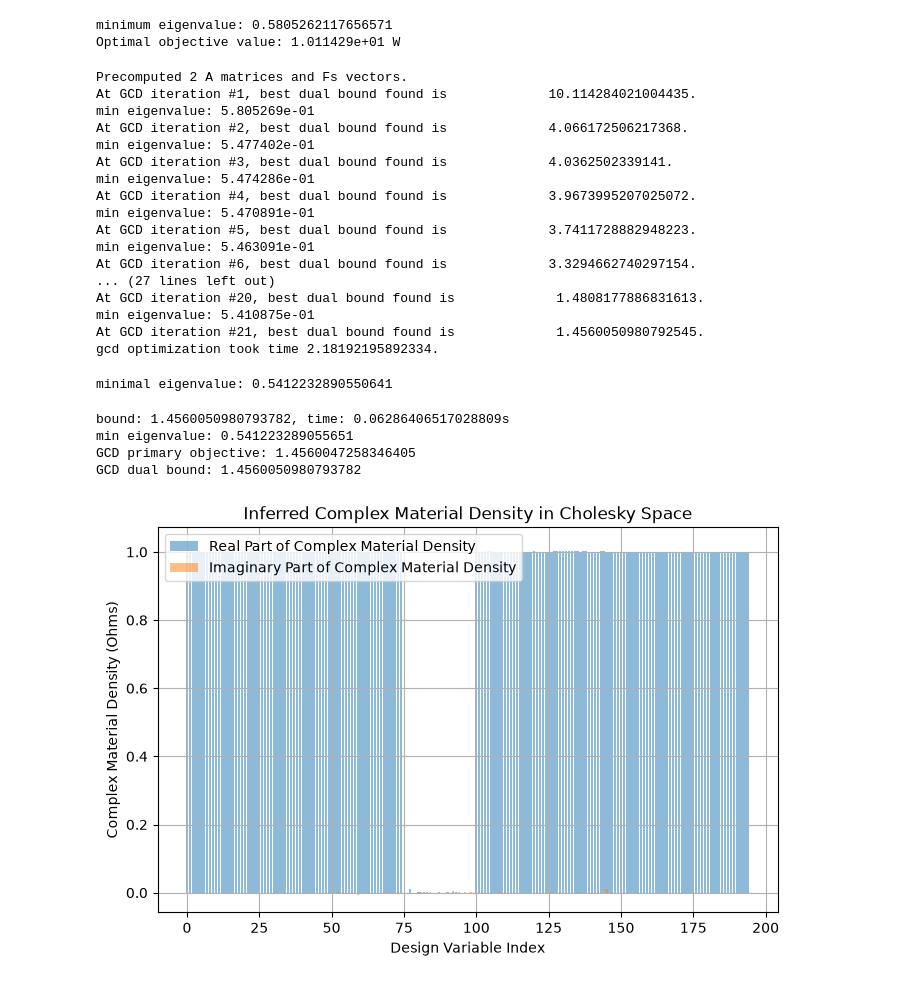
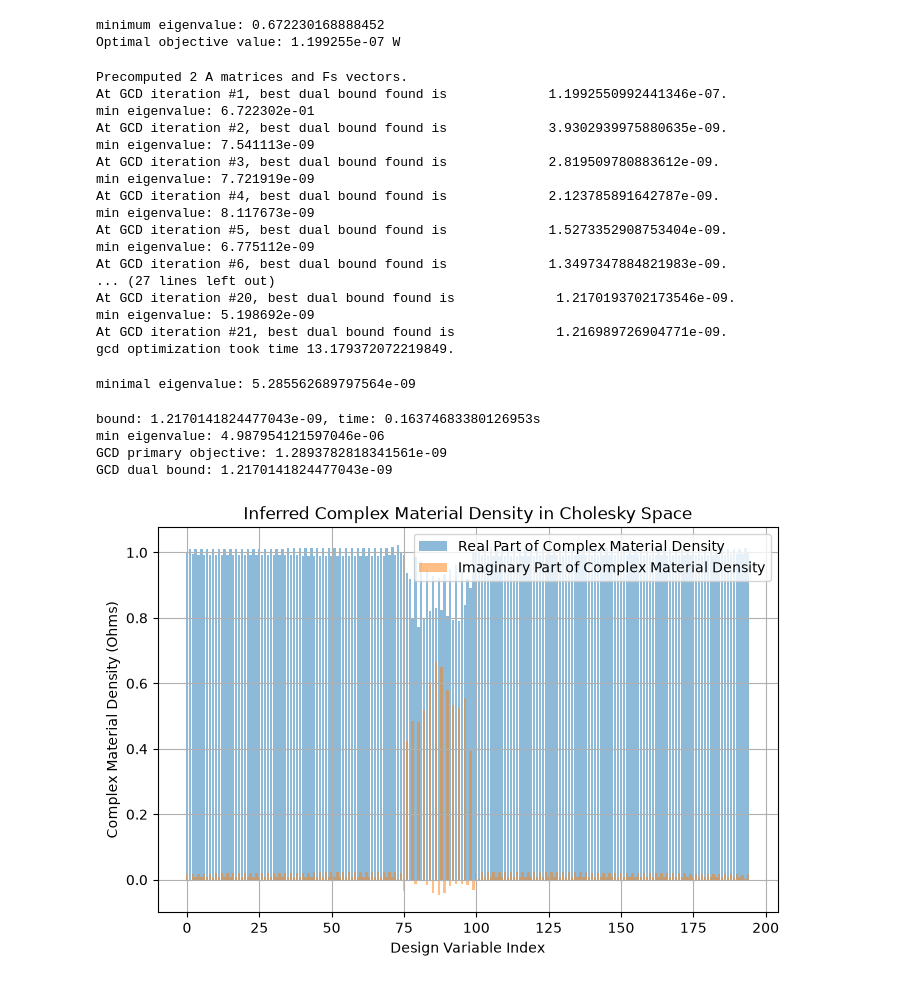
Before and after one commit to liskaja8/dolphindes, a Jupyter notebook: examples/limits/background+preconditioner.ipynb, the cells around one changed output. Drawn from its saved outputs; the diff is of its cells as text; code cells hidden in the pictures.

```diff
--- a/examples/limits/background+preconditioner.ipynb
+++ b/examples/limits/background+preconditioner.ipynb
@@ -24,7 +24,7 @@ print(f"Antenna circumradius: {a} m")
 
 omega = 2 * np.pi * frequency # angular frequency
 
-conductivity_reduction_factor = 1 # factor to reduce conductivity for testing purposes
+conductivity_reduction_factor = 1e-12 # factor to reduce conductivity for testing purposes
 copper_conductivity = conductivity_reduction_factor*5.96e7 # S/m
 copper_permittivity = 1 + 1j * copper_conductivity / (omega * epsilon_0) # copper permittivity in dimensionless units
 print(f"Copper permittivity: {copper_permittivity:.2e}")
@@ -157,7 +157,7 @@ bVec = obj
 beta = obj0
 
 
-Umat = S
+Umat = -S
 eVec = Vp/2
 
 B_j = [-Ztot]
@@ -225,8 +225,8 @@ Ivec = QCQP.current_xstar
 Popt = evalObj(Ivec) # optimal objective value
 print(f"Optimal objective value: {Popt:.6e} W")
 # %% [output]
-minimum eigenvalue: 0.5805262117656571
-Optimal objective value: 1.011429e+01 W
+minimum eigenvalue: 0.672230168888452
+Optimal objective value: 1.199255e-07 W
 # %%
 from dolphindes.cvxopt.gcd import GCDHyperparameters
 import copy
@@ -256,22 +256,22 @@ gcd_QCQP.run_gcd(gcd_params=gcd_params)
 print(f'gcd optimization took time {time.time()-t}.')
 # %% [output]
 Precomputed 2 A matrices and Fs vectors.
-At GCD iteration #1, best dual bound found is             10.114284021004435.
-min eigenvalue: 5.805269e-01
-At GCD iteration #2, best dual bound found is             4.066172506217368.
-min eigenvalue: 5.477402e-01
-At GCD iteration #3, best dual bound found is             4.0362502339141.
-min eigenvalue: 5.474286e-01
-At GCD iteration #4, best dual bound found is             3.9673995207025072.
-min eigenvalue: 5.470891e-01
-At GCD iteration #5, best dual bound found is             3.7411728882948223.
-min eigenvalue: 5.463091e-01
-At GCD iteration #6, best dual bound found is             3.3294662740297154.
+At GCD iteration #1, best dual bound found is             1.1992550992441346e-07.
+min eigenvalue: 6.722302e-01
+At GCD iteration #2, best dual bound found is             3.9302939975880635e-09.
+min eigenvalue: 7.541113e-09
+At GCD iteration #3, best dual bound found is             2.819509780883612e-09.
+min eigenvalue: 7.721919e-09
+At GCD iteration #4, best dual bound found is             2.123785891642787e-09.
+min eigenvalue: 8.117673e-09
+At GCD iteration #5, best dual bound found is             1.5273352908753404e-09.
+min eigenvalue: 6.775112e-09
+At GCD iteration #6, best dual bound found is             1.3497347884821983e-09.
 ... (27 lines left out)
-At GCD iteration #20, best dual bound found is             1.4808177886831613.
-min eigenvalue: 5.410875e-01
-At GCD iteration #21, best dual bound found is             1.4560050980792545.
-gcd optimization took time 2.18192195892334.
+At GCD iteration #20, best dual bound found is             1.2170193702173546e-09.
+min eigenvalue: 5.198692e-09
+At GCD iteration #21, best dual bound found is             1.216989726904771e-09.
+gcd optimization took time 13.179372072219849.
 # %%
 # Now let's check again for PSD of A. We don't expect the constraints to hold or to have strong duality
 lags = gcd_QCQP.current_lags
@@ -279,7 +279,7 @@ totalA = gcd_QCQP._get_total_A(lags)
 eigenvals, eigenvecs = np.linalg.eig(totalA)
 print(f"minimal eigenvalue: {np.min(np.real(eigenvals))}")
 # %% [output]
-minimal eigenvalue: 0.5412232890550641
+minimal eigenvalue: 5.285562689797564e-09
 # %%
 # Now I take the solved gcd_QCQP and finetune it with BFGS if necessary.
 t1 = time.time()
@@ -299,32 +299,32 @@ primar_obj = evalObj(Ivec)
 print(f"GCD primary objective: {primar_obj}")
 print(f"GCD dual bound: {gcd_QCQP.current_dual}")
 # %% [output]
-bound: 1.4560050980793782, time: 0.06286406517028809s
-min eigenvalue: 0.541223289055651
-GCD primary objective: 1.4560047258346405
-GCD dual bound: 1.4560050980793782
+bound: 1.2170141824477043e-09, time: 0.16374683380126953s
+min eigenvalue: 4.987954121597046e-06
+GCD primary objective: 1.2893782818341561e-09
+GCD dual bound: 1.2170141824477043e-09
 # %%
-Vopt = Ztot @ Ivec
+Vopt = Z0 @ Ivec
 Vinf = Vinc - Vopt
 
 sigmaInf = Ivec/Vinf
 sigmaFull = 1/Zs
 
 complexMaterialDensity = np.diag(Za)/Zs + sigmaInf/sigmaFull
 
 # bar plot with real and imaginary parts of Zinf for Ndes design variables
 import matplotlib.pyplot as plt
 plt.figure(figsize=(8, 5))
 plt.bar(np.arange(Ndes), np.real(complexMaterialDensity), alpha=0.5, label='Real Part of Complex Material Density')
 plt.bar(np.arange(Ndes), np.imag(complexMaterialDensity), alpha=0.5, label='Imaginary Part of Complex Material Density')
 plt.xlabel('Design Variable Index')
 plt.ylabel('Complex Material Density (Ohms)')
 plt.title('Inferred Complex Material Density in Cholesky Space')
 plt.legend()
 plt.grid(True)
 plt.show()
 # %% [output]
-[figure, old version]
+[figure, new version]
 # %%
 # limit material density to be postive real [0,1]
 material_density = np.clip(np.real(complexMaterialDensity), 0, 1)
```
Also changed, not shown: parts of 6 cells of this notebook, 18 other files.
